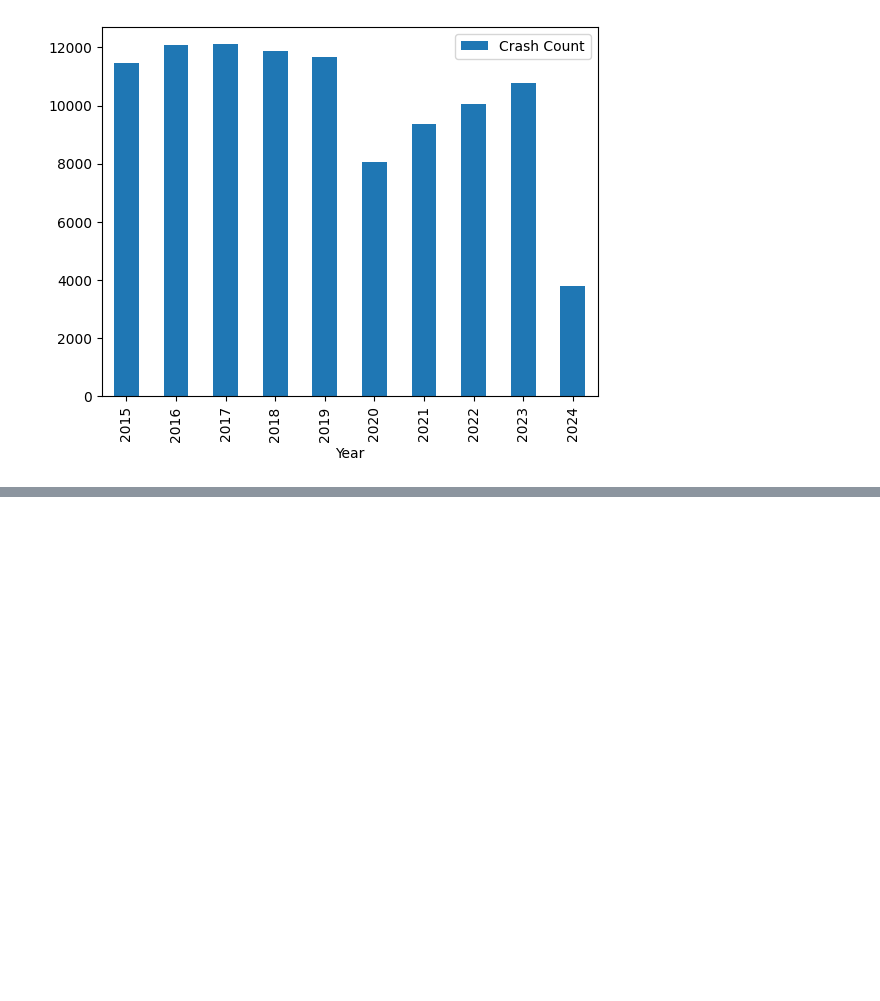
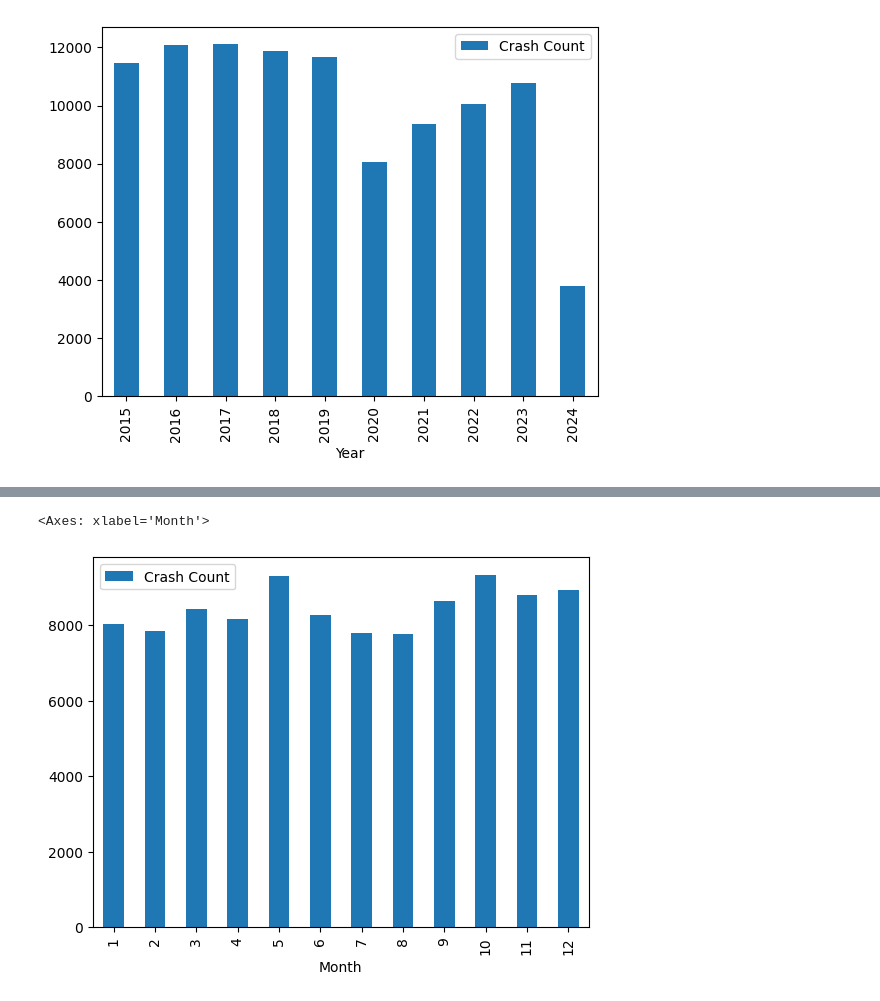
Before and after one commit to WltrH/Data-Accidents, a Jupyter notebook: Analisys.ipynb, the cells around one changed output, grey strips where cells are left out. Drawn from its saved outputs; the diff is of its cells as text; code cells hidden in the pictures; blank space fills up the shorter version.

```diff
--- a/Analisys.ipynb
+++ b/Analisys.ipynb
@@ -86,0 +102,8 @@ df_yearly_crashes.plot(x='Year', y='Crash Count', kind='bar')
+# %%
+#Histogramme du nombre de crash par mois et par année
+df['Month'] = pd.to_datetime(df['Crash Date/Time']).dt.month
+df_monthly_crashes = df.groupby('Month').size().reset_index(name='Crash Count')
+df_monthly_crashes.plot(x='Month', y='Crash Count', kind='bar')
+# %% [output]
+<Axes: xlabel='Month'>
+[figure, added]
```
Also changed, not shown: parts of 3 cells of this notebook.
